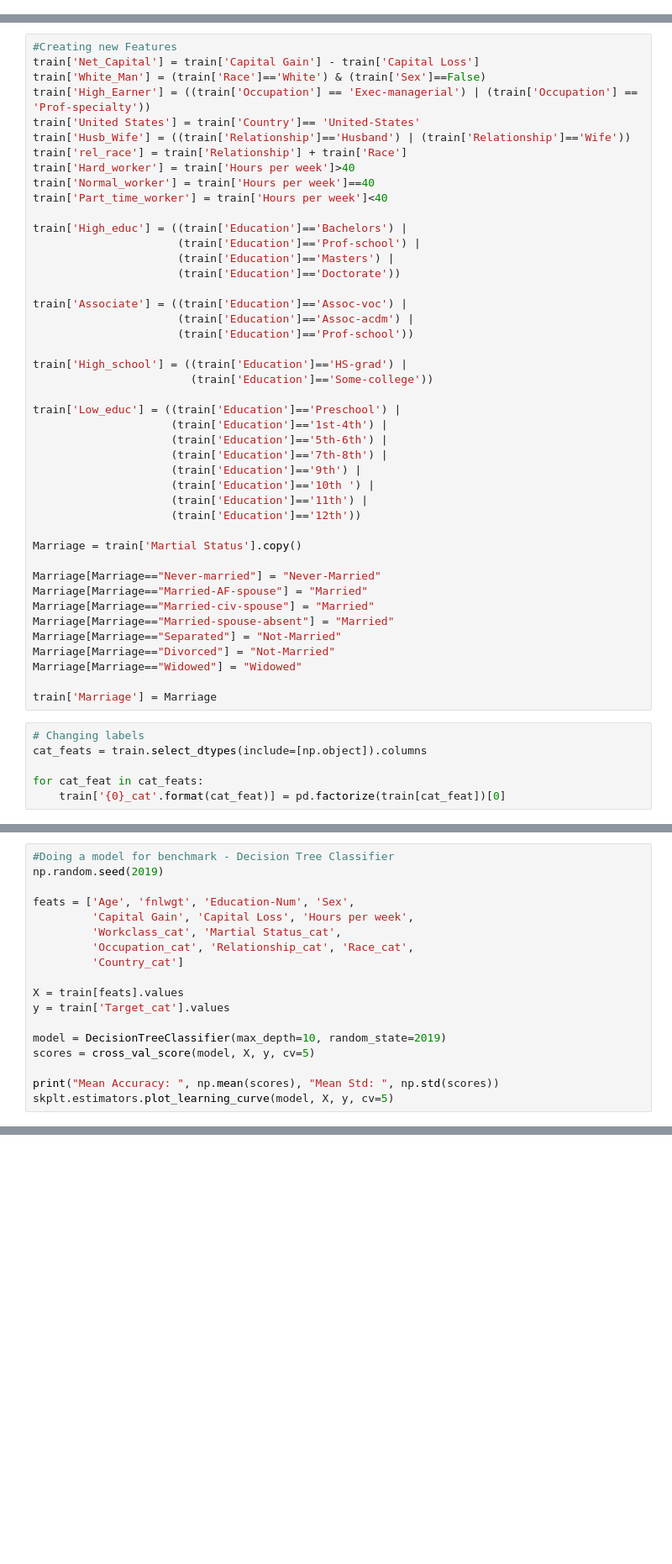
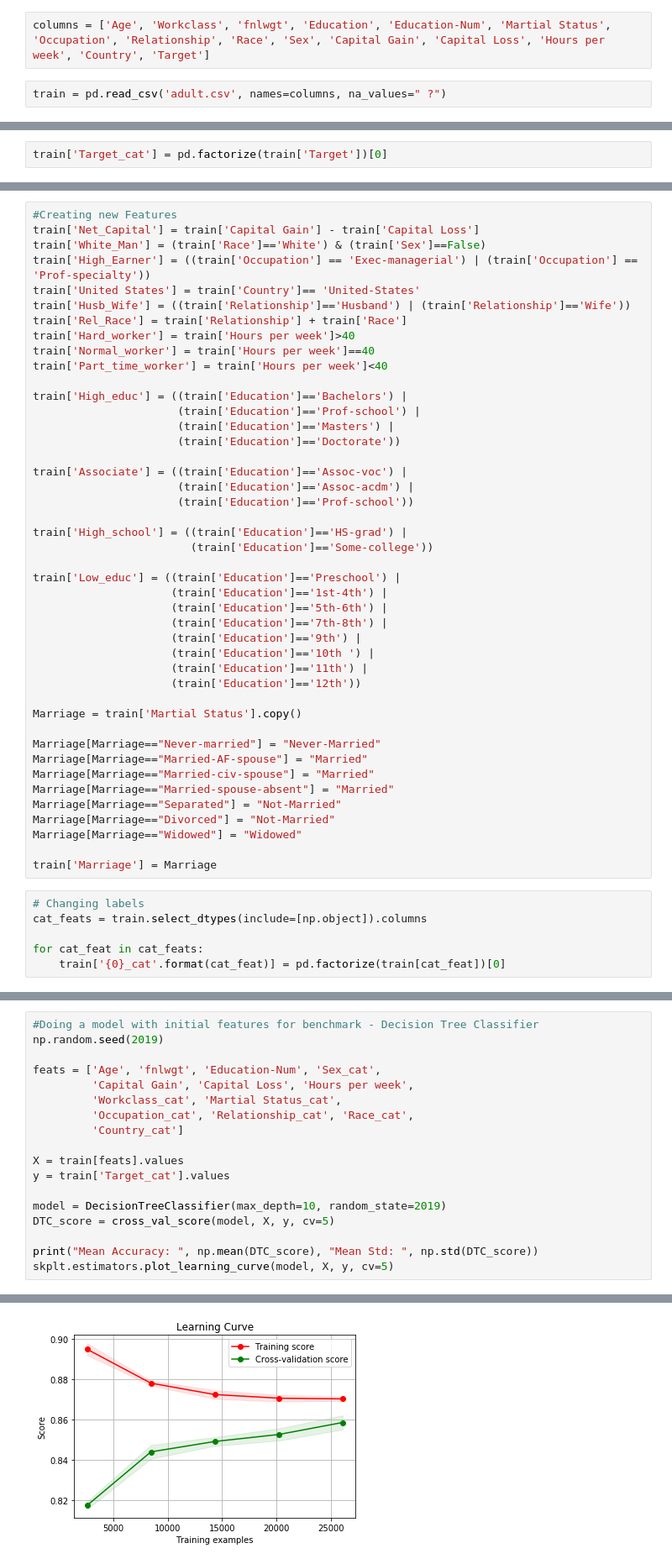
Before and after one commit to zbipio/Adult-Dataset, a Jupyter notebook: Adult Dataset.ipynb, the cells around one changed output, grey strips where cells are left out. Shown at 84% size. Saved outputs shown, nothing was run; the diff lists cells and outputs as text; blank space fills up the shorter version.

```diff
--- a/Adult Dataset.ipynb
+++ b/Adult Dataset.ipynb
@@ -29,2 +22,6 @@ train = pd.read_hdf('../input/train.adult.h5')
+# %%
+columns = ['Age', 'Workclass', 'fnlwgt', 'Education', 'Education-Num', 'Martial Status', 'Occupation', 'Relationship', 'Race', 'Sex', 'Capital Gain', 'Capital Loss', 'Hours per week', 'Country', 'Target']
+# %%
+train = pd.read_csv('adult.csv', names=columns, na_values=" ?")
 # %%
 train.sample(5)
@@ -120,0 +132,2 @@ plt.xticks(rotation=90);
+# %%
+train['Target_cat'] = pd.factorize(train['Target'])[0]
@@ -125,7 +163,7 @@ train['White_Man'] = (train['Race']=='White') & (train['Sex']==False)
 train['High_Earner'] = ((train['Occupation'] == 'Exec-managerial') | (train['Occupation'] == 'Prof-specialty'))
 train['United States'] = train['Country']== 'United-States'
 train['Husb_Wife'] = ((train['Relationship']=='Husband') | (train['Relationship']=='Wife'))
-train['rel_race'] = train['Relationship'] + train['Race']
+train['Rel_Race'] = train['Relationship'] + train['Race']
 train['Hard_worker'] = train['Hours per week']>40
 train['Normal_worker'] = train['Hours per week']==40
 train['Part_time_worker'] = train['Hours per week']<40
@@ -173,8 +224,8 @@ feats_all = train.select_dtypes(exclude=[np.object]).drop(columns=["Target_Cat"]
 # %%
-#Doing a model for benchmark - Decision Tree Classifier
+#Doing a model with initial features for benchmark - Decision Tree Classifier
 np.random.seed(2019)
 
-feats = ['Age', 'fnlwgt', 'Education-Num', 'Sex',
+feats = ['Age', 'fnlwgt', 'Education-Num', 'Sex_cat',
          'Capital Gain', 'Capital Loss', 'Hours per week',
          'Workclass_cat', 'Martial Status_cat',
          'Occupation_cat', 'Relationship_cat', 'Race_cat',
@@ -184,7 +235,8 @@ X = train[feats].values
 y = train['Target_cat'].values
 
 model = DecisionTreeClassifier(max_depth=10, random_state=2019)
-scores = cross_val_score(model, X, y, cv=5)
+DTC_score = cross_val_score(model, X, y, cv=5)
 
-print("Mean Accuracy: ", np.mean(scores), "Mean Std: ", np.std(scores))
+print("Mean Accuracy: ", np.mean(DTC_score), "Mean Std: ", np.std(DTC_score))
 skplt.estimators.plot_learning_curve(model, X, y, cv=5)
+# %% [output]
@@ -191 +245,2 @@ skplt.estimators.plot_learning_curve(model, X, y, cv=5)
+[figure, added]
 # %%
```
Also changed, not shown: parts of 37 cells of this notebook.
